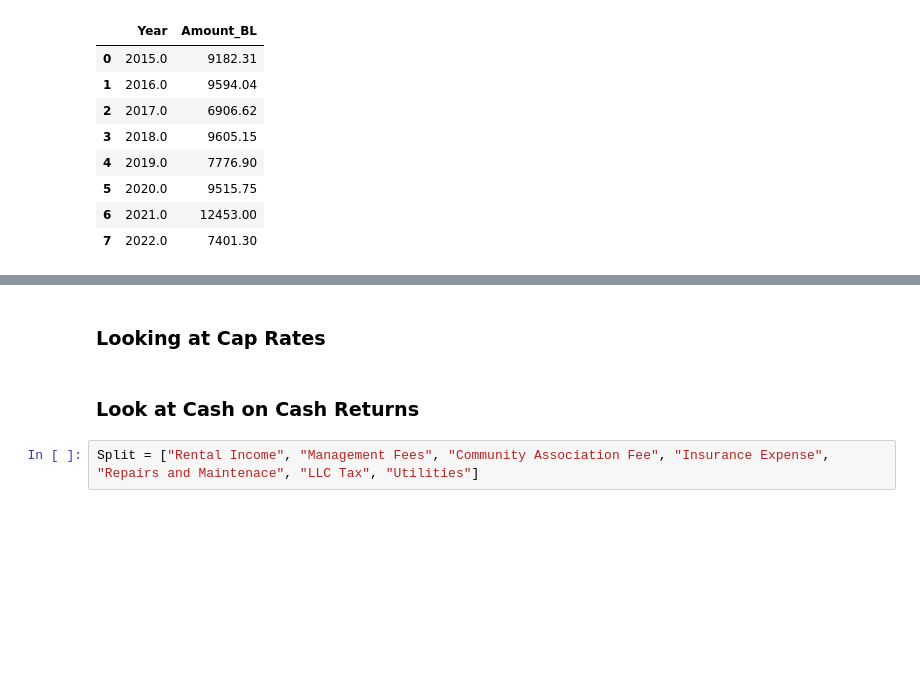
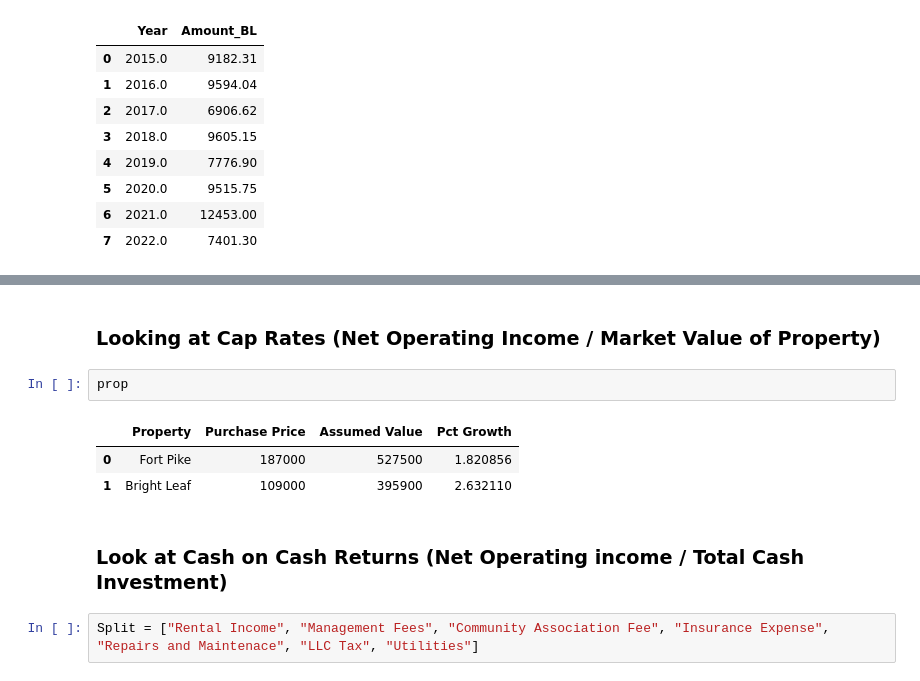
Before and after one commit to TysonTran/LV_Real_Estate, a Jupyter notebook: LV Real Estate Analysis.ipynb, the cells around one changed output, grey strips where cells are left out. Drawn from its saved outputs; the diff is of its cells as text; blank space fills up the shorter version.

```diff
--- a/LV Real Estate Analysis.ipynb
+++ b/LV Real Estate Analysis.ipynb
@@ -262,9 +289,15 @@ fig.update_layout(title = "Net Operating Income", barmode="group")
 # %% [output]
 [interactive output not drawn]
 # %% [markdown]
-### Looking at Cap Rates
+### Looking at Cap Rates (Net Operating Income / Market Value of Property)
+# %%
+prop
+# %% [output]
+|  | Property | Purchase Price | Assumed Value | Pct Growth |
+| 0 | Fort Pike | 187000 | 527500 | 1.820856 |
+| 1 | Bright Leaf | 109000 | 395900 | 2.632110 |
 # %% [markdown]
-### Look at Cash on Cash Returns
+### Look at Cash on Cash Returns (Net Operating income / Total Cash Investment)
 # %%
 Split = ["Rental Income", "Management Fees", "Community Association Fee", "Insurance Expense", "Repairs and Maintenace", "LLC Tax", "Utilities"]
 # %%
```
Also changed, not shown: parts of 6 cells of this notebook.
